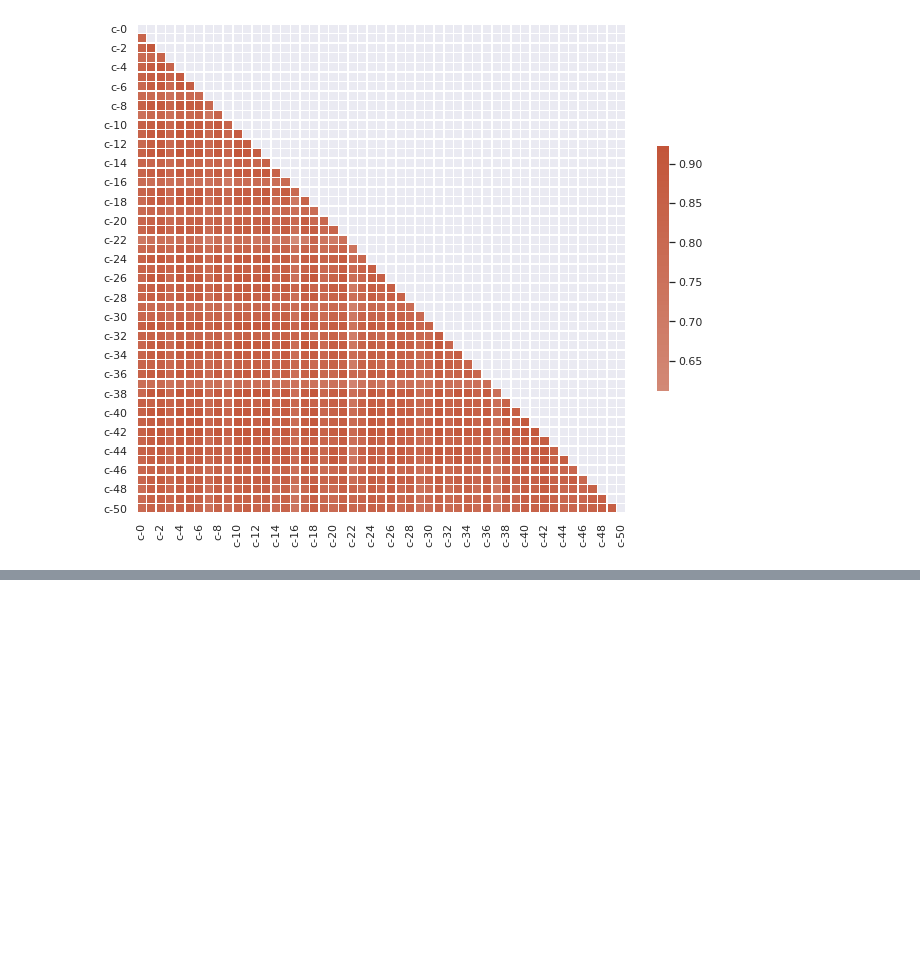
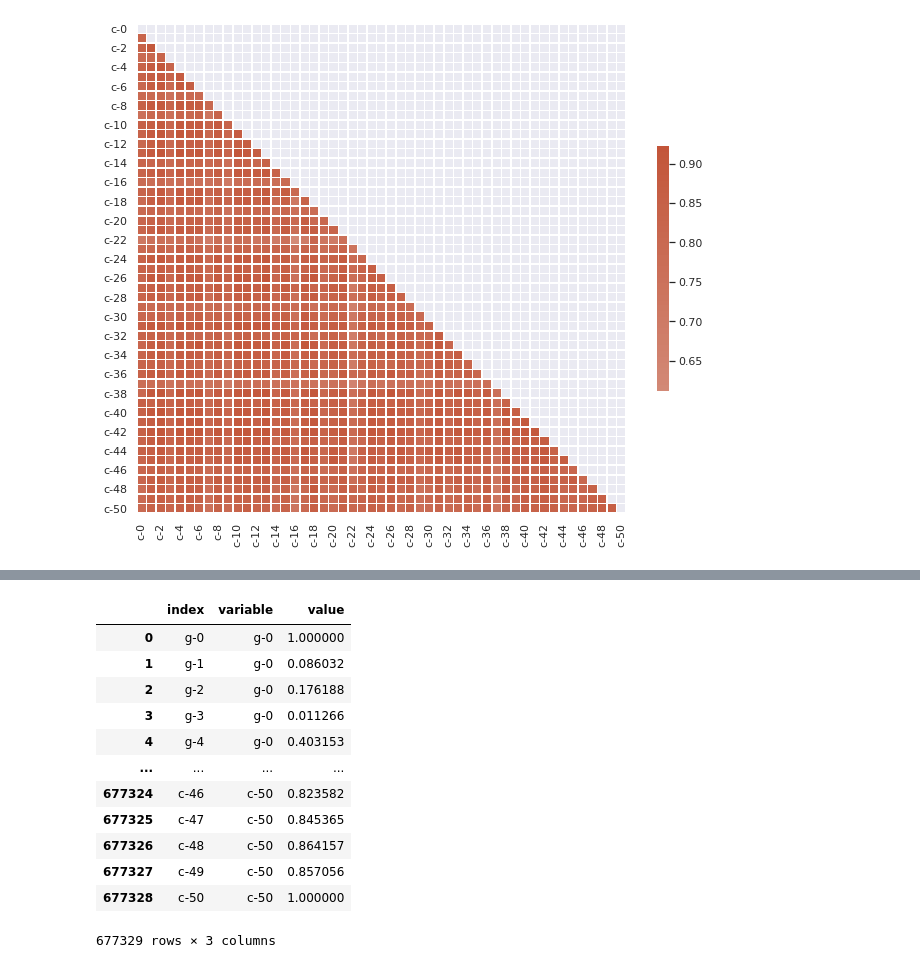
Before and after one commit to ThiagoBizacha/imersaodados3, a Jupyter notebook: Aula_03.ipynb, the cells around one changed output, grey strips where cells are left out. Cells and saved outputs as stored; diff of their text form; code cells hidden in the pictures; blank space fills up the shorter version.

```diff
--- a/Aula_03.ipynb
+++ b/Aula_03.ipynb
@@ -602,0 +705,17 @@ sns.heatmap(corr_celular, mask=mask, cmap=cmap, center=0,
+# %%
+corr2 = pd.melt(corr2, id_vars=['index'])
+corr2
+# %% [output]
+|  | index | variable | value |
+| 0 | g-0 | g-0 | 1.000000 |
+| 1 | g-1 | g-0 | 0.086032 |
+| 2 | g-2 | g-0 | 0.176188 |
+| 3 | g-3 | g-0 | 0.011266 |
+| 4 | g-4 | g-0 | 0.403153 |
+| ... | ... | ... | ... |
+| 677324 | c-46 | c-50 | 0.823582 |
+| 677325 | c-47 | c-50 | 0.845365 |
+| 677326 | c-48 | c-50 | 0.864157 |
+| 677327 | c-49 | c-50 | 0.857056 |
+| 677328 | c-50 | c-50 | 1.000000 |
+677329 rows × 3 columns
```
Also changed, not shown: parts of 26 cells of this notebook.
